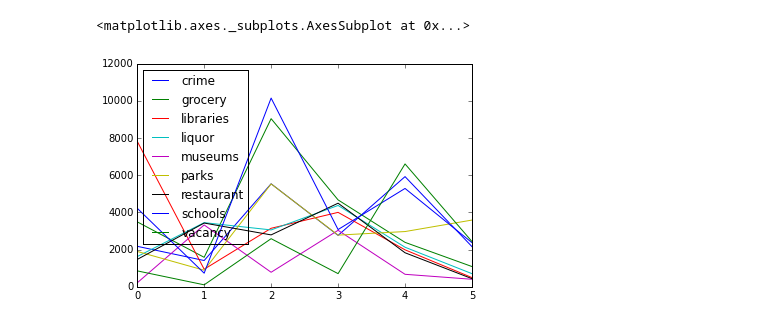
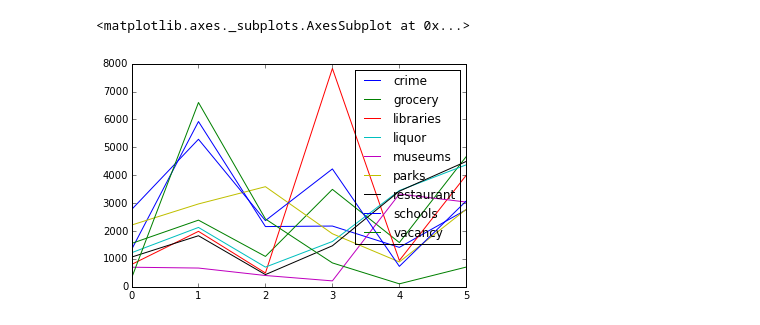
Before and after one commit to dvdwllc/stomping-grounds, a Jupyter notebook: clustering.ipynb, the cells around one changed output. Drawn from its saved outputs; the diff is of its cells as text; code cells hidden in the pictures.

```diff
--- a/clustering.ipynb
+++ b/clustering.ipynb
@@ -23,19 +25,3 @@ npts = np.sqrt(len(map_df))
 # generate appropriate lon/lat grid
 x = np.linspace(lonmin, lonmax, npts)
 y = np.linspace(latmin, latmax, npts)
-# %%
-"""
-First try at clustering!
-
-Need to add method validation, i.e. silhouette coefficient, to determine n_clusters
-
-This could be a really cool interactive plot.
-"""
-n_clusters = 7
-model = KMeans(n_clusters=n_clusters)
-model.fit(map_df)
-neighborhoods = model.predict(map_df)
-plt.hist(neighborhoods, bins=clusters)
-plt.ylabel('counts')
-plt.xlabel('cluster number')
-plot_KDE(x, y, neighborhoods, 'clusters')
@@ -44,0 +65,12 @@ plot_KDE(x, y, neighborhoods, 'clusters')
+# %%
+# compute the clusters and data labels
+n_clusters = 6
+model = KMeans(n_clusters=n_clusters, n_init=20)
+model.fit(X)
+labels = model.predict(X)
+
+# plot the clusters
+# plt.hist(labels, bins=n_clusters)
+# plt.ylabel('Counts')
+# plt.xlabel('Cluster number')
+mapcalc_kde.plot_KDE(x, y, labels, 'clusters')
@@ -45,10 +79,8 @@ plot_KDE(x, y, neighborhoods, 'clusters')
 # %%
-clusters_df = pd.DataFrame(columns=[u'crime', u'grocery', u'libraries', u'liquor', u'museums', u'parks',
-       u'restaurant', u'schools', u'vacancy'])
+clusters_df = pd.DataFrame(columns=map_df.columns.values)
 for i in range(1, n_clusters):
-    clusters_df.loc[i-1] = map_df.iloc[np.argwhere(neighborhoods == i).flatten()].sum(axis=0).values
-
+    clusters_df.loc[i-1] = map_df.iloc[np.argwhere(labels == i).flatten()].sum(axis=0).values
 clusters_df.plot()
 # %% [output]
 <matplotlib.axes._subplots.AxesSubplot at 0x...>
-[figure, old version]
+[figure, new version]
```
Also changed, not shown: parts of 5 cells of this notebook, 2 other files.
